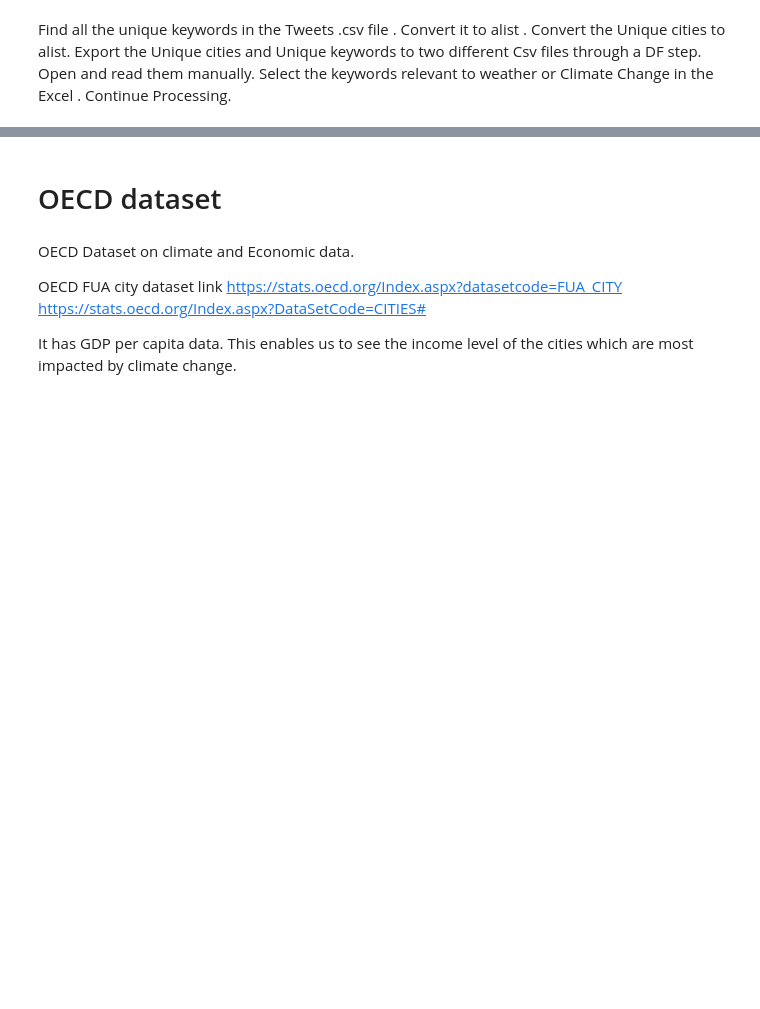
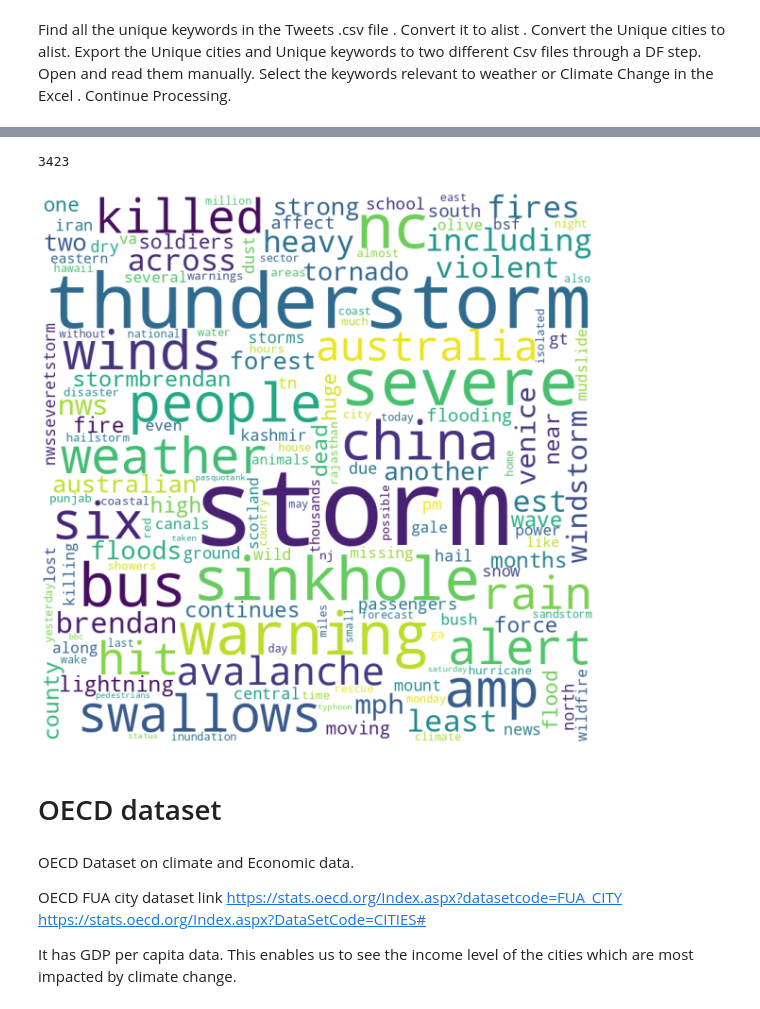
Before and after one commit to MarinaWolters/Coding-Tracker, a Jupyter notebook: Test_Copy_of_Delta_Climate_Project.ipynb, the cells around one changed output, grey strips where cells are left out. Drawn from its saved outputs; the diff is of its cells as text; code cells hidden in the pictures; blank space fills up the shorter version.

```diff
--- a/Test_Copy_of_Delta_Climate_Project.ipynb
+++ b/Test_Copy_of_Delta_Climate_Project.ipynb
@@ -607,0 +710,7 @@ tweets relevant to climate based disaster 1340
+# %%
+from nltk.corpus import stopwords
+from wordcloud import WordCloud
+from collections import Counter
+
+nltk.download('stopwords')
+stopwords = set(stopwords.words('english'))
@@ -607,0 +720,14 @@ tweets relevant to climate based disaster 1340
+# %%
+# This function that tokenizes the string and returns the list of tokens
+# all alphabetic and lowercase tokens that contain no stopwords
+def tokenize_content(content):
+  list_of_tokens = nltk.word_tokenize(content)
+  tokens = []
+  for token in list_of_tokens:
+    if token.isalpha() and token.lower() not in stopwords:
+      token = token.lower()
+      tokens.append(token)
+  return tokens
+# %%
+# Creates the list of tweet texts
+tweet_texts = list(climate_dis_tweets_df['text'])
@@ -608,3 +752,31 @@ tweets relevant to climate based disaster 1340
+# %%
+# Tokenizes text and places them into tokens
+tokens = []
+for line in tweet_texts:
+  tokens_list = tokenize_content(line)
+  for t in tokens_list:
+    if t != 'https':
+      tokens.append(t)
+
+print(len(tokens))
+# %% [output]
+3423
+# %%
+# Makes a word cloud for tokens list
+token_string = ''
+token_string += ' '.join(tokens)+' '
+
+top_freq = Counter(tokens).most_common()
+top_freq = dict(top_freq)
+
+wordcloud = WordCloud(width=800, height=800, background_color ='white', min_font_size = 12).fit_words(top_freq)
+plt.figure(figsize = (12, 12), facecolor = None)
+plt.imshow(wordcloud)
+plt.tight_layout(pad = 0)
+plt.axis("off")
+plt.show()
+# %% [output]
+[figure, added]
 # %% [markdown]
 # OECD dataset
 # %% [markdown]
```
Also changed, not shown: parts of 60 cells of this notebook.
